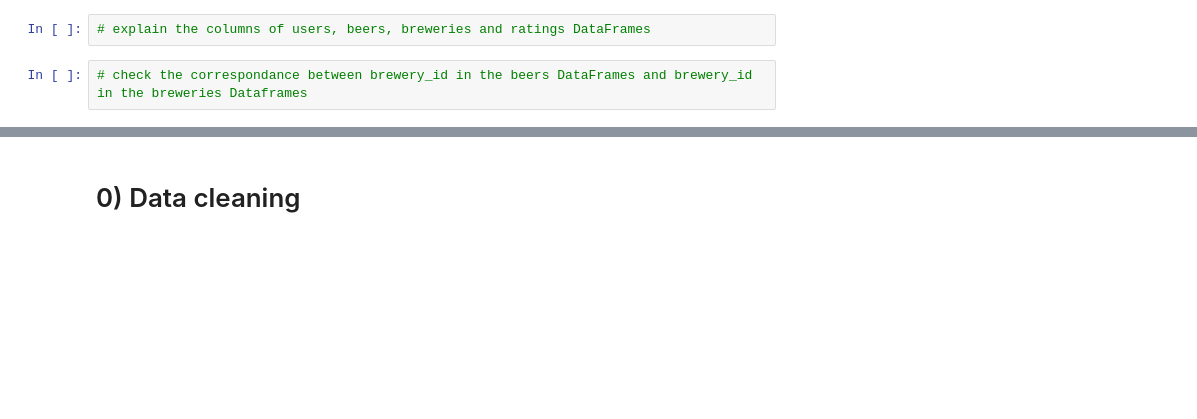
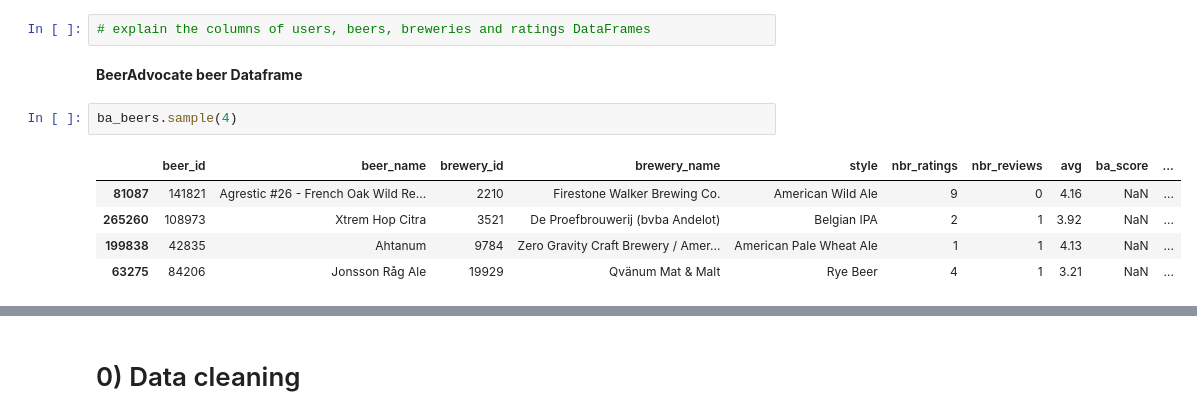
Before and after one commit to epfl-ada/ada-2024-project-datapilots, a Jupyter notebook: results.ipynb, the cells around one changed output, grey strips where cells are left out. Cells and saved outputs as stored; diff of their text form; blank space fills up the shorter version.

Commit message:
add data description

```diff
--- a/results.ipynb
+++ b/results.ipynb
@@ -77,5 +77,13 @@ rb_ratings.head()
 We will now examine the different DataFrames in more detail.
 # %%
 # explain the columns of users, beers, breweries and ratings DataFrames
-# %%
-# check the correspondance between brewery_id in the beers DataFrames and brewery_id in the breweries Dataframes
+# %% [markdown]
+**BeerAdvocate beer Dataframe**
+# %%
+ba_beers.sample(4)
+# %% [output]
+|  | beer_id | beer_name | brewery_id | brewery_name | style | nbr_ratings | nbr_reviews | avg | ba_score | ... |
+| 81087 | 141821 | Agrestic #26 - French Oak Wild Re... | 2210 | Firestone Walker Brewing Co. | American Wild Ale | 9 | 0 | 4.16 | NaN | ... |
+| 265260 | 108973 | Xtrem Hop Citra | 3521 | De Proefbrouwerij (bvba Andelot) | Belgian IPA | 2 | 1 | 3.92 | NaN | ... |
+| 199838 | 42835 | Ahtanum | 9784 | Zero Gravity Craft Brewery / Amer... | American Pale Wheat Ale | 1 | 1 | 4.13 | NaN | ... |
+| 63275 | 84206 | Jonsson Råg Ale | 19929 | Qvänum Mat & Malt | Rye Beer | 4 | 1 | 3.21 | NaN | ... |
```
Also changed, not shown: parts of 20 cells of this notebook.
